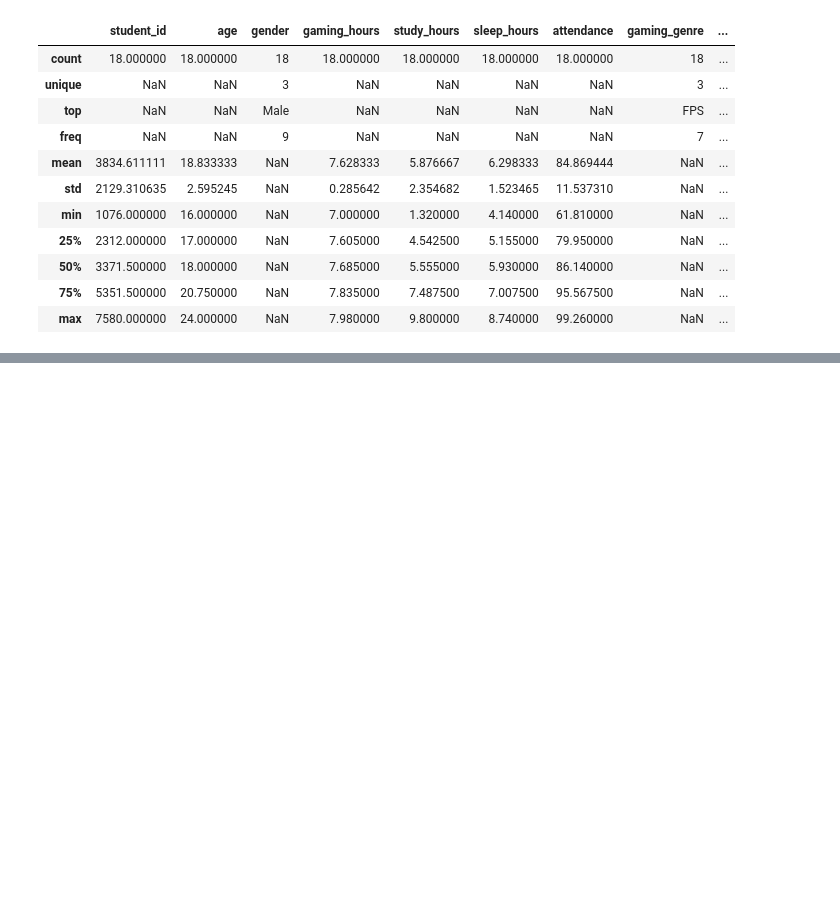
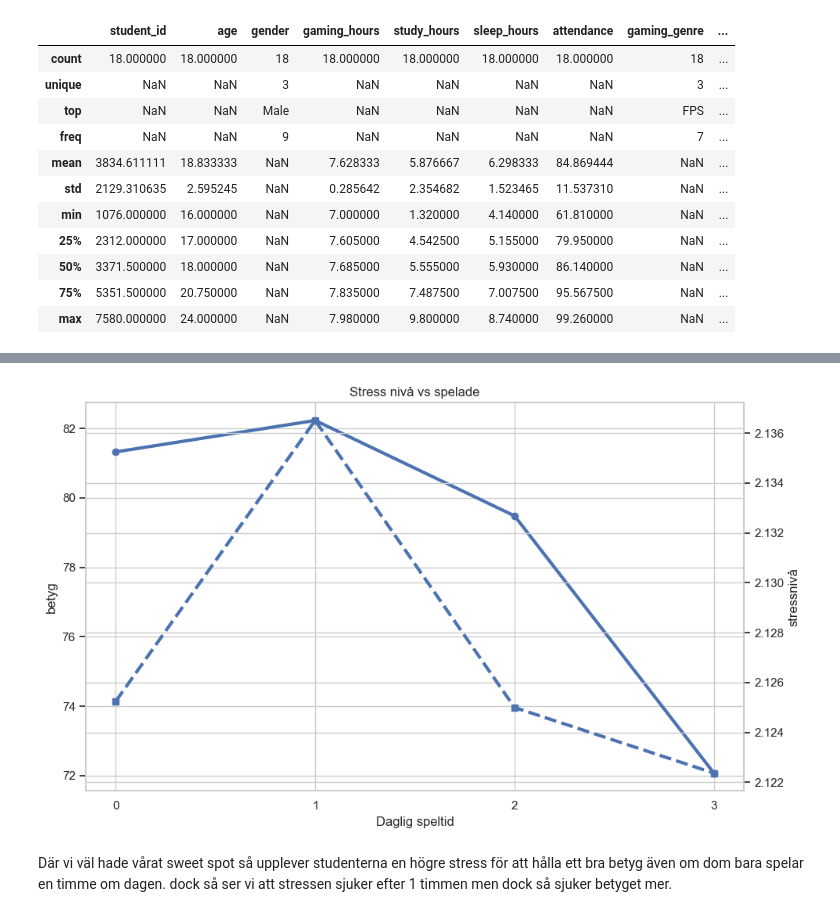
Before and after one commit to M-Renberg/Gaming-vs-Academic-Performance-Data-Analysis, a Jupyter notebook: notebook.ipynb, the cells around one changed output, grey strips where cells are left out. Drawn from its saved outputs; the diff is of its cells as text; code cells hidden in the pictures; blank space fills up the shorter version.

```diff
--- a/notebook.ipynb
+++ b/notebook.ipynb
@@ -438,0 +483,41 @@ extreme_addict.describe(include='all')
+# %%
+df_stress_analysis = df_new.copy()
+stress_mapping = {'Low': 1.0, 'Medium': 2.0, 'High': 3.0}
+
+df_stress_analysis['stress_numeric'] = df_stress_analysis['stress_level'].map(stress_mapping)
+
+df_stress_analysis['gaming_hours_rounded'] = df_stress_analysis['gaming_hours'].round(0)
+
+df_filtered_hours = df_stress_analysis[df_stress_analysis['gaming_hours_rounded'] <= 3]
+
+pivot_optimal = df_filtered_hours.pivot_table(
+    index='gaming_hours_rounded',
+    values=['grades', 'stress_numeric'],
+    aggfunc='mean'
+)
+
+fig, ax1 = plt.subplots(figsize=(10, 6))
+
+ax1.set_xlabel("Daglig speltid")
+ax1.set_ylabel("betyg")
+line1 = ax1.plot(pivot_optimal.index, pivot_optimal['grades'], linewidth=3, marker='o', label='Medelbetyg')
+ax1.tick_params(axis='y')
+
+ax2 = ax1.twinx()
+ax2.set_ylabel("stressnivå")
+line2 = ax2.plot(pivot_optimal.index, pivot_optimal['stress_numeric'], linewidth=3, marker='s', linestyle='--', label='Medelstress')
+ax2.tick_params(axis='y')
+
+ax1.set_xticks([0, 1, 2, 3])
+
+lines = line1 + line2
+labels = [l.get_label() for l in lines]
+
+ax1.set_title("Stress nivå vs spelade")
+
+plt.tight_layout()
+plt.show()
+# %% [output]
+[figure, added]
+# %% [markdown]
+Där vi väl hade vårat sweet spot så upplever studenterna en högre stress för att hålla ett bra betyg även om dom bara spelar en timme om dagen. dock så ser vi att stressen sjuker efter 1 timmen men dock så sjuker betyget mer.
```
Also changed, not shown: parts of 5 cells of this notebook.
